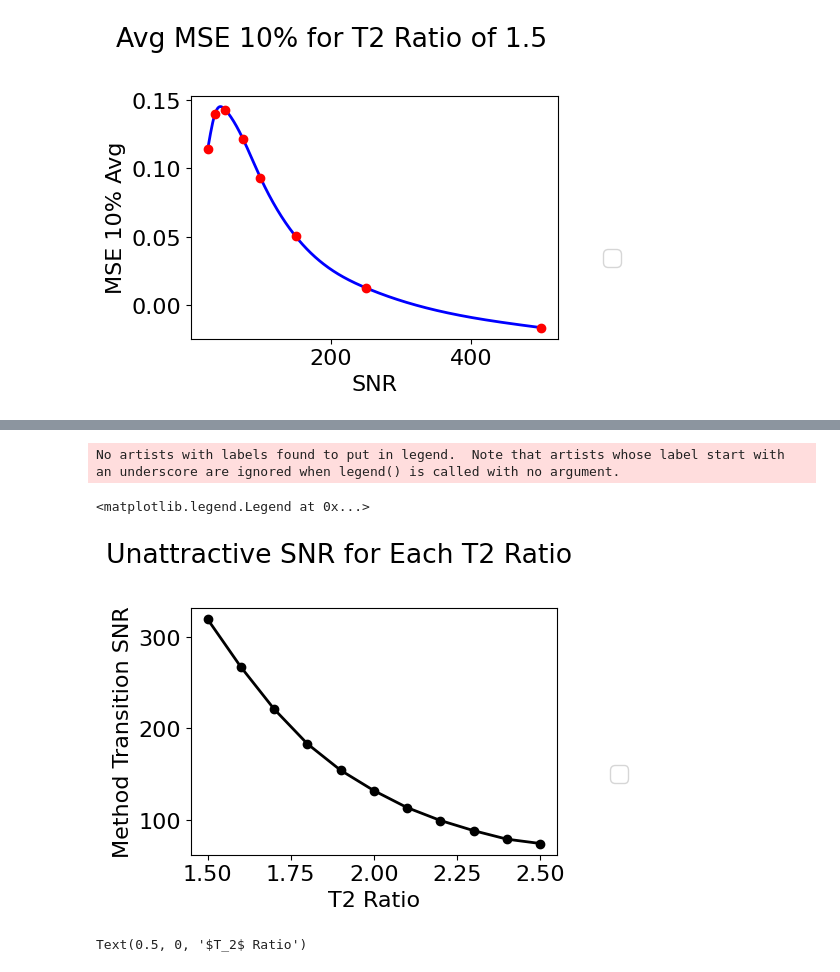
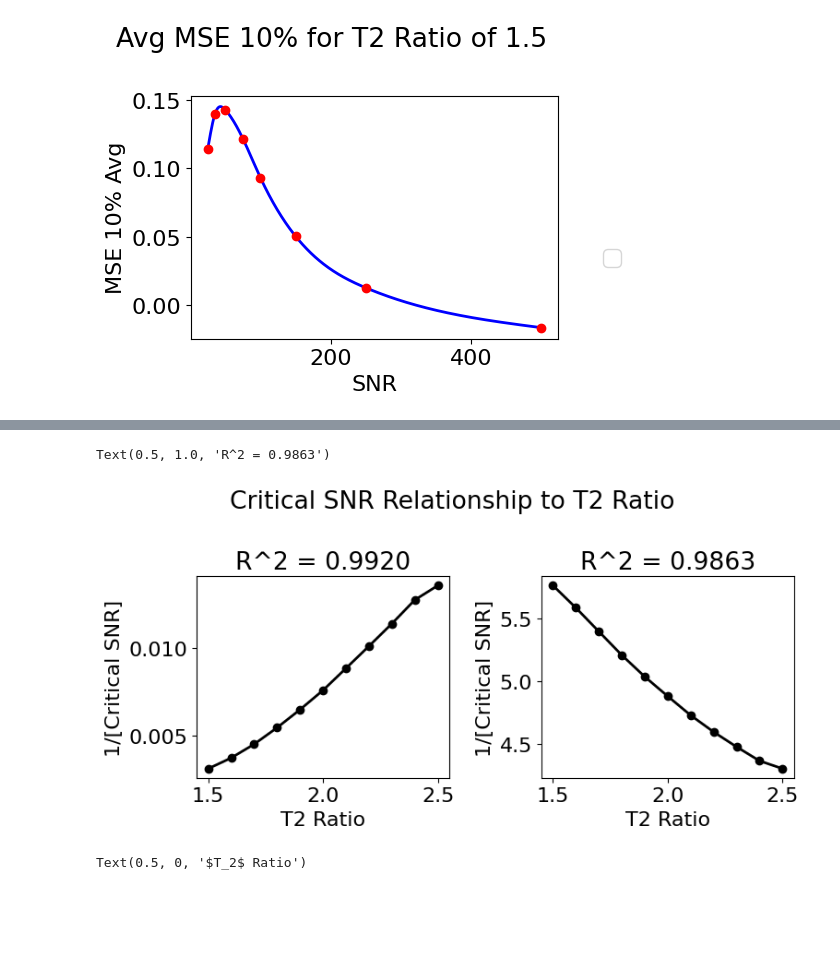
Before and after one commit to Griffin997/Stabilization, a Jupyter notebook: Reassign_Experiment/reassign_T2rat_Exp_Analysis.ipynb, the cells around one changed output, grey strips where cells are left out. Cells and saved outputs as stored; diff of their text form; code cells hidden in the pictures; blank space fills up the shorter version.

```diff
--- a/Reassign_Experiment/reassign_T2rat_Exp_Analysis.ipynb
+++ b/Reassign_Experiment/reassign_T2rat_Exp_Analysis.ipynb
@@ -568,17 +581,33 @@ Text(0.5, 0, '$T_2$ Ratio')
-# %%
-plt.rc('font', size = 16)
-fig, ax = plt.subplots(1,1, figsize = (5, 4), tight_layout=True)
-fig.suptitle(f"Unattractive SNR for Each T2 Ratio")
-
-
-ax.plot(T2rat_array, x_intersection, color = 'k', ls = '-', marker = 'o', lw = 2)
-
-ax.set_ylabel("Method Transition SNR")
-ax.set_xlabel("T2 Ratio")
-# %% [output]
-No artists with labels found to put in legend.  Note that artists whose label start with an underscore are ignored when legend() is called with no argument.
-<matplotlib.legend.Legend at 0x...>
-[figure, removed]
+# %%
+plt.rc('font', size = 16)
+fig, ax = plt.subplots(1,2, figsize = (8, 4), tight_layout=True)
+fig.suptitle(f"Critical SNR Relationship to T2 Ratio")
+
+
+ax[0].plot(T2rat_array, 1/(x_intersection), color = 'k', ls = '-', marker = 'o', lw = 2)
+
+inv_fit = np.polyfit(T2rat_array, 1/(x_intersection), 1)
+inv_pred = inv_fit[0]*(T2rat_array)+inv_fit[1]
+inv_coefMat = np.corrcoef(1/(x_intersection),inv_pred)
+inv_coefDet = inv_coefMat[0,1]**2
+
+ax[0].set_ylabel("1/[Critical SNR]")
+ax[0].set_xlabel("T2 Ratio")
+ax[0].set_title(f"R^2 = {inv_coefDet:.4f}")
+
+ax[1].plot(T2rat_array, np.log(x_intersection), color = 'k', ls = '-', marker = 'o', lw = 2)
+
+exp_fit = np.polyfit(T2rat_array, np.log(x_intersection), 1)
+exp_pred = exp_fit[0]*(T2rat_array)+inv_fit[1]
+exp_coefMat = np.corrcoef(np.log(x_intersection),exp_pred)
+exp_coefDet = exp_coefMat[0,1]**2
+
+ax[1].set_ylabel("1/[Critical SNR]")
+ax[1].set_xlabel("T2 Ratio")
+ax[1].set_title(f"R^2 = {exp_coefDet:.4f}")
+# %% [output]
+Text(0.5, 1.0, 'R^2 = 0.9863')
+[figure, added]
 # %%
 colors_list = _get_colors(len(T2rat_array) + 2)
 
```
Also changed, not shown: parts of 5 cells of this notebook.
